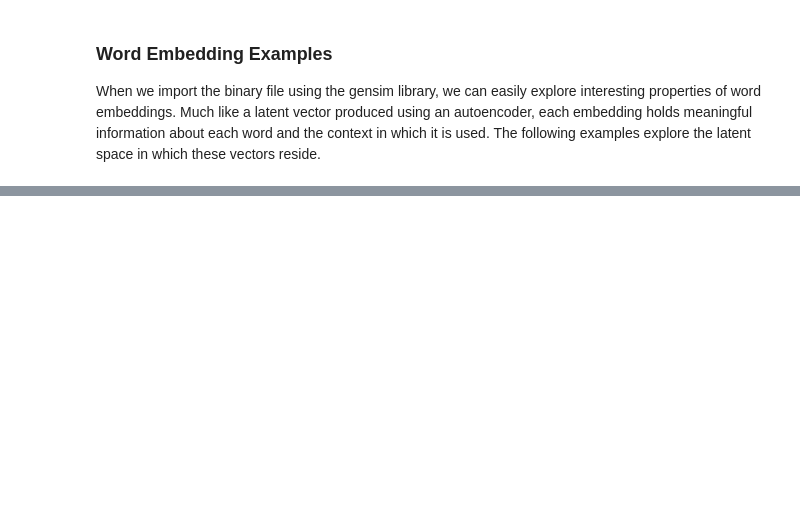
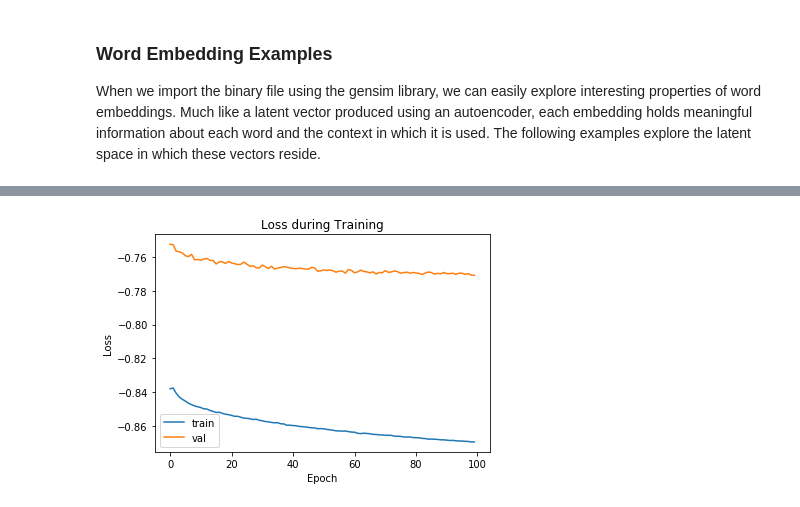
Before and after one commit to ericlabouve/LSTM-Word-Generation, a Jupyter notebook: Project_Code.ipynb, the cells around one changed output, grey strips where cells are left out. Drawn from its saved outputs; the diff is of its cells as text; code cells hidden in the pictures; blank space fills up the shorter version.

```diff
--- a/Project_Code.ipynb
+++ b/Project_Code.ipynb
@@ -285,0 +338,4 @@ printPredictions(predictions)
+# %%
+plot_loss(history)
+# %% [output]
+[figure, added]
```
Also changed, not shown: parts of 36 cells of this notebook, 3 other files.
